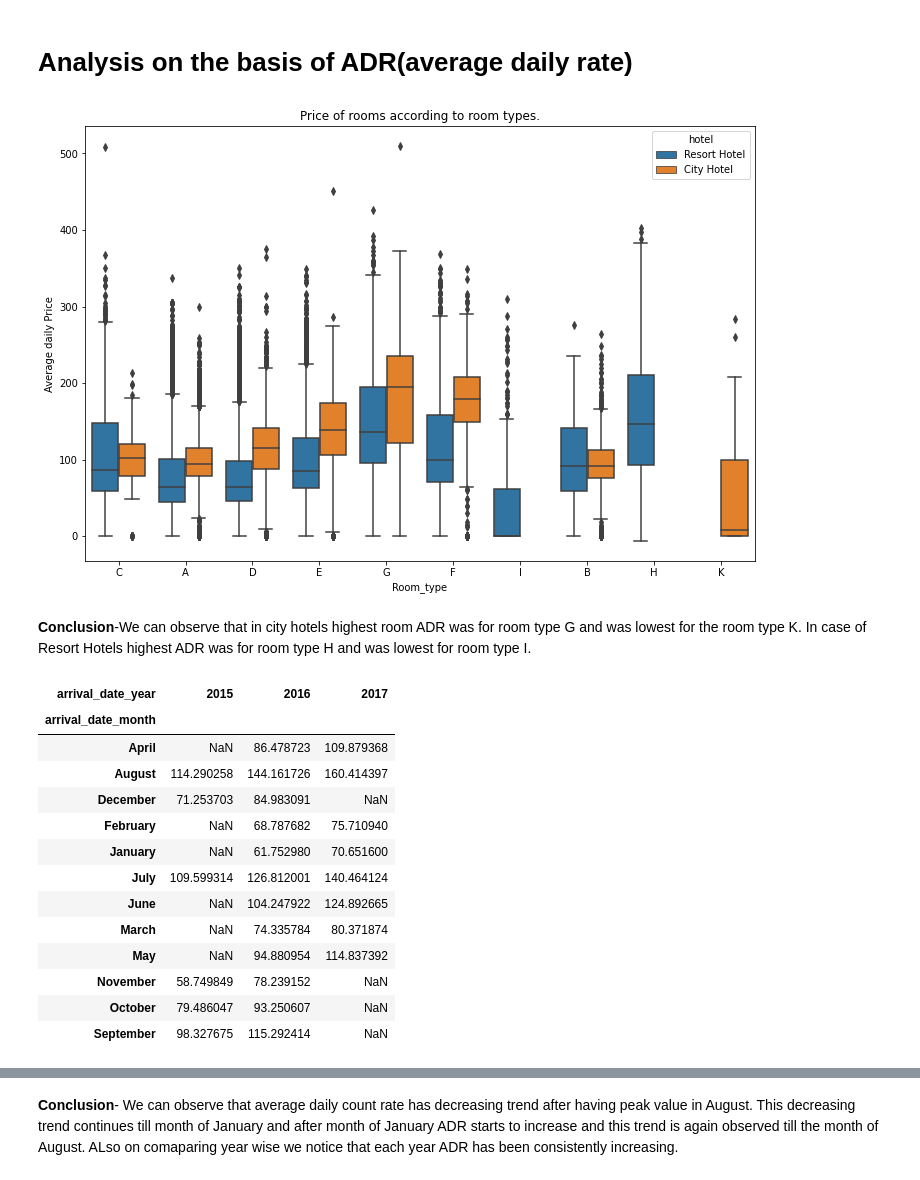
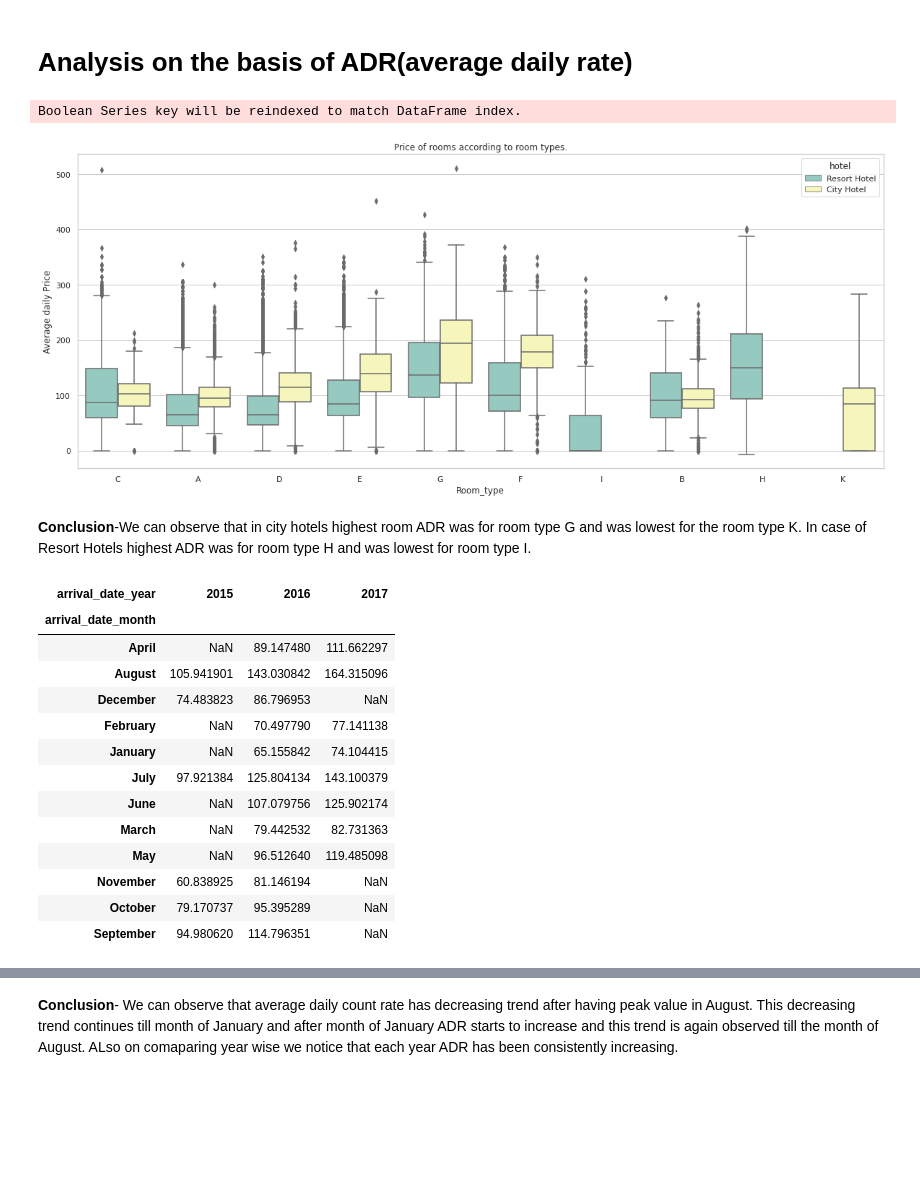
Before and after one commit to omkar123katare/EDA-hotel_bookings, a Jupyter notebook: EDA_hotel_bookings.ipynb, the cells around one changed output, grey strips where cells are left out. Saved outputs shown, nothing was run; the diff lists cells and outputs as text; code cells hidden in the pictures; blank space fills up the shorter version.

```diff
--- a/EDA_hotel_bookings.ipynb
+++ b/EDA_hotel_bookings.ipynb
@@ -323,0 +311,6 @@ fig.show()
+# %%
+# visualizing the percentage of bookings cancelled in case of Resort Hotels and City Hotels
+plt.figure(figsize=(17,8))
+sns.set_theme(style="whitegrid")
+ax = sns.barplot(x="index", y="percentage_cancelled", data=cancellation_df)
+plt.show()
@@ -554,17 +541,18 @@ plt.show()
 # **Analysis on the basis of ADR(average daily rate)**
 # %%
 # average daily rate according to room type booked
-new_hotel_df=new_hotel_df[hotel_df['is_canceled']==0]
+new_hotel_df_adr=new_hotel_df[hotel_df['is_canceled']==0]
 
 # Visualisation.
-plt.figure(figsize=(12,8))
-sns.boxplot(x='assigned_room_type',y='adr',data=hotel_df,hue='hotel')
+plt.figure(figsize=(20,8))
+ax = sns.boxplot(x="assigned_room_type", y="adr", hue="hotel",data=new_hotel_df_adr, palette="Set3")
 plt.title('Price of rooms according to room types.')
 plt.xlabel('Room_type')
 plt.ylabel('Average daily Price')
 plt.show()
 # %% [output]
+Boolean Series key will be reindexed to match DataFrame index.
-[figure, old version]
+[figure, new version]
 # %% [markdown]
 **Conclusion**-We can observe that in city hotels highest room ADR was for room type G and was lowest for the room type K. In case of Resort Hotels highest ADR was for room type H and was lowest for room type I.
 # %%
@@ -574,18 +562,18 @@ adr_month_year.unstack()
 # %% [output]
 | arrival_date_year | 2015 | 2016 | 2017 |
 | arrival_date_month |  |  |  |
-| April | NaN | 86.478723 | 109.879368 |
-| August | 114.290258 | 144.161726 | 160.414397 |
-| December | 71.253703 | 84.983091 | NaN |
-| February | NaN | 68.787682 | 75.710940 |
-| January | NaN | 61.752980 | 70.651600 |
-| July | 109.599314 | 126.812001 | 140.464124 |
-| June | NaN | 104.247922 | 124.892665 |
-| March | NaN | 74.335784 | 80.371874 |
-| May | NaN | 94.880954 | 114.837392 |
-| November | 58.749849 | 78.239152 | NaN |
-| October | 79.486047 | 93.250607 | NaN |
-| September | 98.327675 | 115.292414 | NaN |
+| April | NaN | 89.147480 | 111.662297 |
+| August | 105.941901 | 143.030842 | 164.315096 |
+| December | 74.483823 | 86.796953 | NaN |
+| February | NaN | 70.497790 | 77.141138 |
+| January | NaN | 65.155842 | 74.104415 |
+| July | 97.921384 | 125.804134 | 143.100379 |
+| June | NaN | 107.079756 | 125.902174 |
+| March | NaN | 79.442532 | 82.731363 |
+| May | NaN | 96.512640 | 119.485098 |
+| November | 60.838925 | 81.146194 | NaN |
+| October | 79.170737 | 95.395289 | NaN |
+| September | 94.980620 | 114.796351 | NaN |
 # %%
 # Visualizing average daily rate over the months for different years.
 line,ax = plt.subplots(figsize=(18,5))
```
Also changed, not shown: parts of 21 cells of this notebook.
